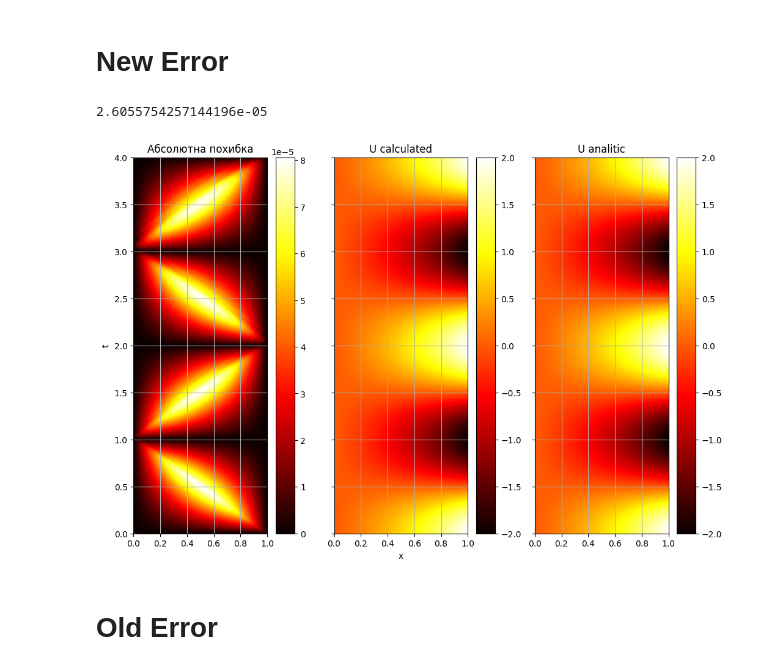
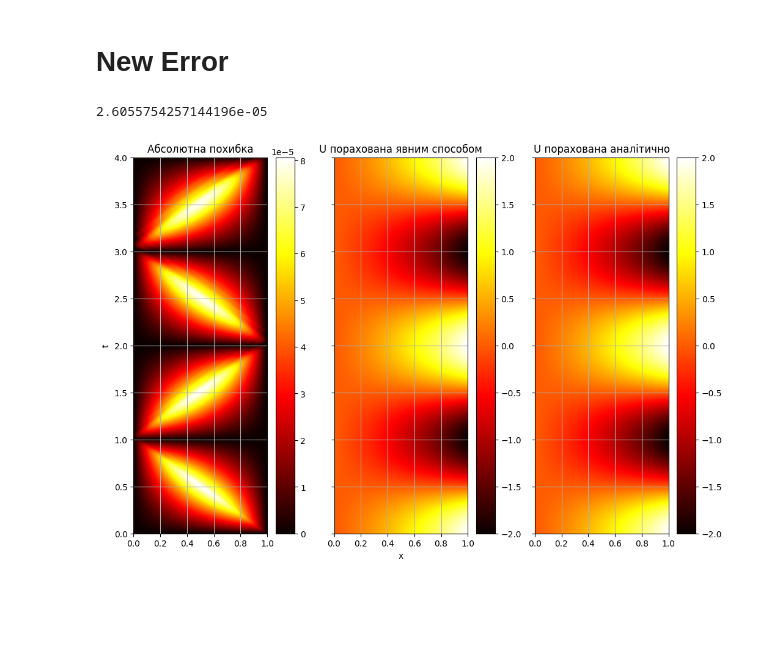
Before and after one commit to KlymentievMaksym/MetOb, a Jupyter notebook: RGR/RGR.ipynb, the cells around one changed output. Cells and saved outputs as stored; diff of their text form; code cells hidden in the pictures; blank space fills up the shorter version.

```diff
--- a/RGR/RGR.ipynb
+++ b/RGR/RGR.ipynb
@@ -259,33 +164,31 @@ MovieWriter ffmpeg unavailable; using Pillow instead.
 # %%
 U_ = np.array([u(tn, x) for tn in t])
 
 error = np.abs(U - U_)
 
 fig, ax = plt.subplots(1, 3, figsize=(12, 8), sharex=True, sharey=True)
 # plt.figure(figsize=(8, 6))
 color1 = ax[0].imshow(error, cmap="hot", aspect="auto", extent=[x[0], x[-1], t[0], t[-1]], origin="lower")
 plt.colorbar(color1, ax=ax[0])
 
 color2 = ax[1].imshow(U, cmap="hot", aspect="auto", extent=[x[0], x[-1], t[0], t[-1]], origin="lower")
 plt.colorbar(color2, ax=ax[1])
 
 color3 = ax[2].imshow(U_, cmap="hot", aspect="auto", extent=[x[0], x[-1], t[0], t[-1]], origin="lower")
 plt.colorbar(color3, ax=ax[2])
 
 
 ax[0].set_title("Абсолютна похибка")
-ax[1].set_title("U calculated")
-ax[2].set_title("U analitic")
+ax[1].set_title("U порахована явним способом")
+ax[2].set_title("U порахована аналітично")
 ax[1].set_xlabel("x")
 ax[0].set_ylabel("t")
 for axe in ax:
     axe.grid(True)
 
 print(np.mean(error))
 
 plt.show()
 # %% [output]
 2.6055754257144196e-05
-[figure, old version]
+[figure, new version]
-# %% [markdown]
-# Old Error
```
Also changed, not shown: parts of 18 cells of this notebook.
